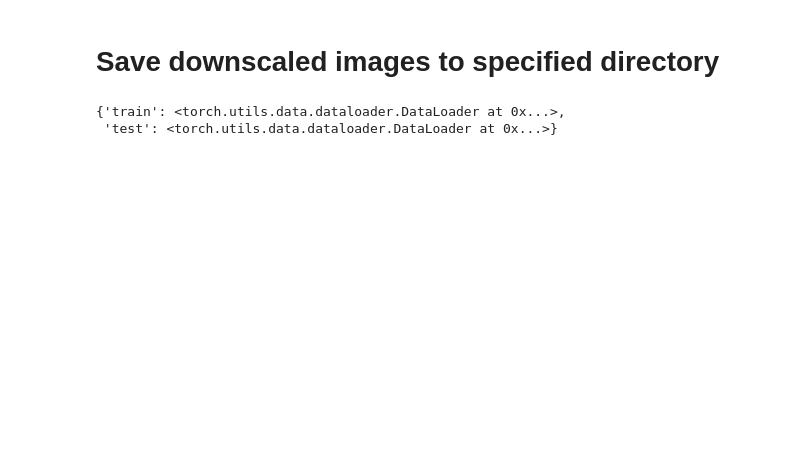
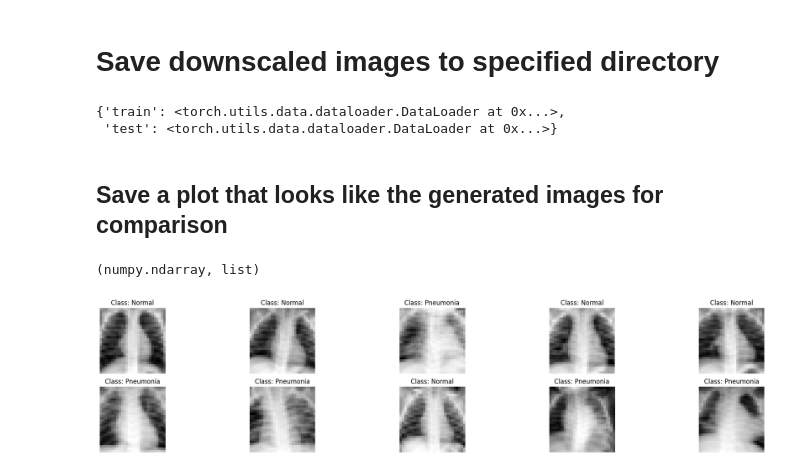
Before and after one commit to nashirj/xray-generation, a Jupyter notebook: notebooks/save-images.ipynb, the cells around one changed output. Saved outputs shown, nothing was run; the diff lists cells and outputs as text; code cells hidden in the pictures; blank space fills up the shorter version.

Commit message:
Add progress on training classifiers

```diff
--- a/notebooks/save-images.ipynb
+++ b/notebooks/save-images.ipynb
@@ -10,7 +10,7 @@ importlib.reload(dataset)
 
 from torchvision.utils import save_image
 # %%
-dl, sizes, classes = dataset.load_downscaled_xray_data("../data/chest_xray")
+dl, sizes, classes = dataset.load_downscaled_xray_data("../data/chest_xray", batch_size=10)
 # %%
 def save_n_images(dataloader, n, save_dir, image_key=0, label_key=1):
     # Save n images from the provided dataloader to specified path
@@ -36,3 +36,16 @@ test_dl = dl["test"]
 
 save_n_images(train_dl, 100, "../data/metric-comparison/xray/real-train")
 save_n_images(test_dl, 100, "../data/metric-comparison/xray/real-test")
+# %% [markdown]
+## Save a plot that looks like the generated images for comparison
+# %%
+train_dl = dl["test"]
+# Get 10 images and labels and plot them with labels
+images, labels = next(iter(train_dl))
+# Convert to numpy
+images = images.numpy()[:10]
+labels = list(labels.numpy()[:10])
+# %%
+type(images), type(labels)
+# %% [output]
+(numpy.ndarray, list)
@@ -38,0 +54,6 @@ save_n_images(test_dl, 100, "../data/metric-comparison/xray/real-test")
+# %%
+label_map = {0: "Normal", 1: "Pneumonia"}
+# %%
+viz.plot_generated_images(images, labels, label_map, save_path="../results/diffusion/generated-images/real-images.png", show=True)
+# %% [output]
+[figure, added]
```
Also changed, not shown: parts of 1 cell of this notebook, 9 other files.
